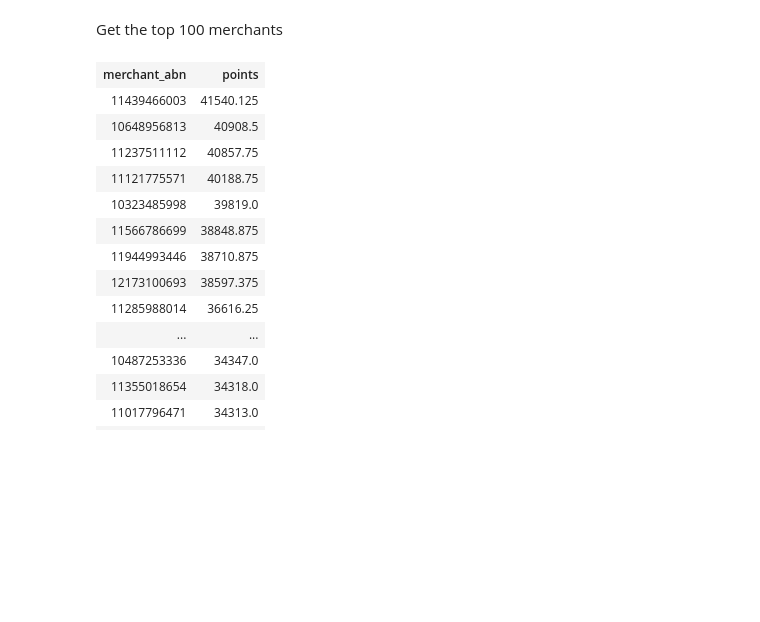
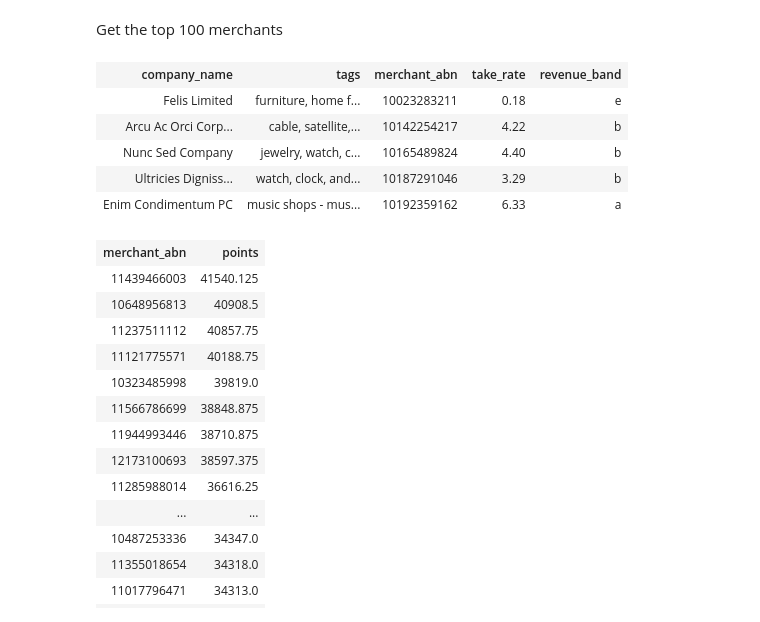
Before and after one commit to MAST30034-Applied-Data-Science/generic-buy-now-pay-later-project-group-35, a Jupyter notebook: notebooks/6-ranking_system.ipynb, the cells around one changed output. Cells and saved outputs as stored; diff of their text form; code cells hidden in the pictures; blank space fills up the shorter version.

```diff
--- a/notebooks/6-ranking_system.ipynb
+++ b/notebooks/6-ranking_system.ipynb
@@ -458,6 +458,16 @@ spark.createDataFrame(merchants_pd).write.mode("overwrite").parquet("../data/cur
 ***
 # %% [markdown]
 Get the top 100 merchants
+# %%
+merchants_sdf = spark.read.parquet("../data/curated/merchantdf.parquet/")
+merchants_sdf.limit(5)
+# %% [output]
+| company_name | tags | merchant_abn | take_rate | revenue_band |
+| Felis Limited | furniture, home f... | 10023283211 | 0.18 | e |
+| Arcu Ac Orci Corp... | cable, satellite,... | 10142254217 | 4.22 | b |
+| Nunc Sed Company | jewelry, watch, c... | 10165489824 | 4.40 | b |
+| Ultricies Digniss... | watch, clock, and... | 10187291046 | 3.29 | b |
+| Enim Condimentum PC | music shops - mus... | 10192359162 | 6.33 | a |
 # %%
 rankings = spark.createDataFrame(merchants_pd.iloc[1:101,]).sort(desc("points"))
 rankings
```
Also changed, not shown: parts of 3 cells of this notebook, 1 other file.
